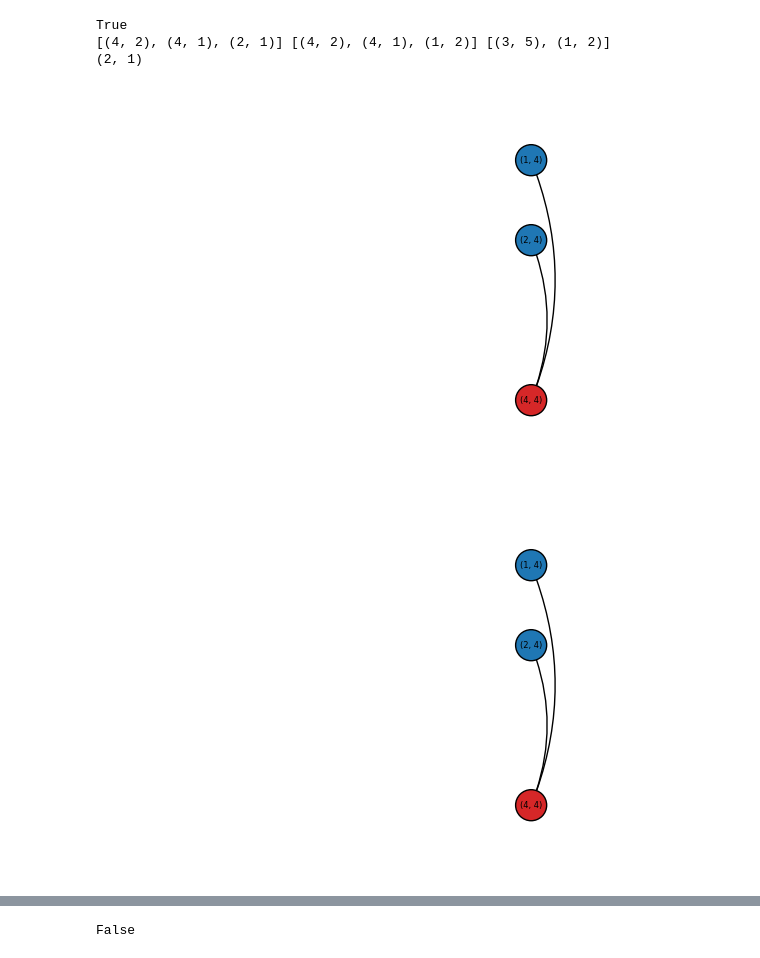
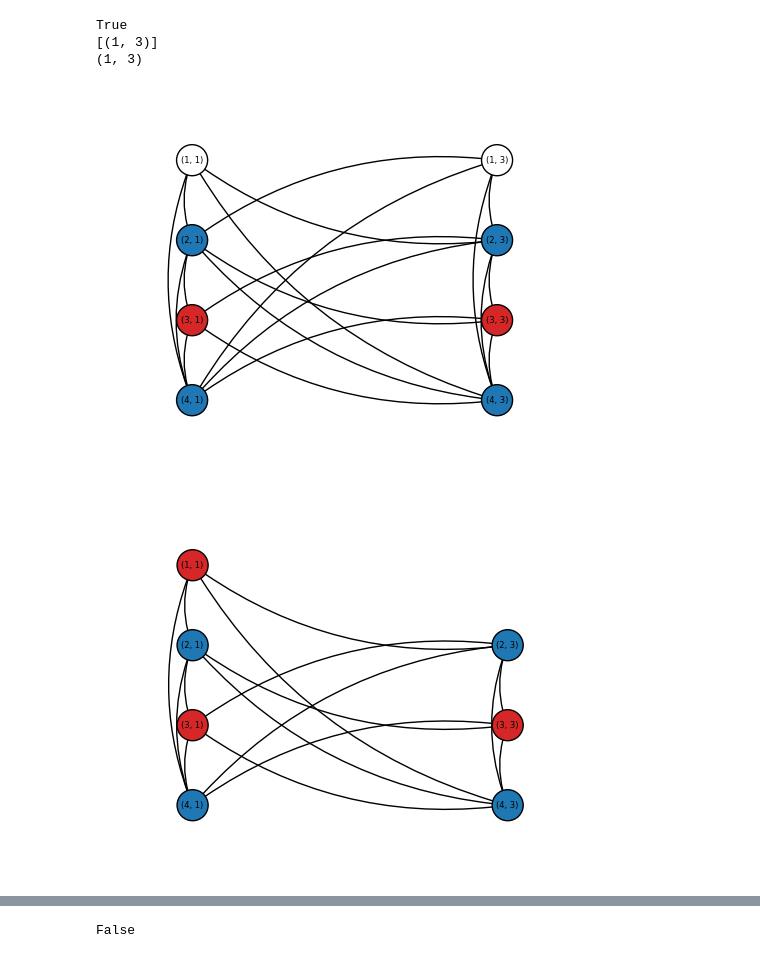
Before and after one commit to YanchuZhang/GC-LiNGAM, a Jupyter notebook: reversal.ipynb, the cells around one changed output, grey strips where cells are left out. Cells and saved outputs as stored; diff of their text form; code cells hidden in the pictures.

```diff
--- a/reversal.ipynb
+++ b/reversal.ipynb
@@ -135,0 +185,16 @@ for i in range(1000):
+# %%
+n = 4
+count = 0
+num_confounding = random.randint(1, 2)
+G1 = random_dag(n,0.3)
+B = random_confounding(n,num_confounding)
+E1 = G1.edges()
+E2, E_reduced = random_reverse_edge(E1)
+G2 = nx.DiGraph()
+G_r = nx.DiGraph()
+V = range(1,n+1)
+G2.add_nodes_from(V)
+G_r.add_nodes_from(V)
+G2.add_edges_from(E2)
+G_r.add_edges_from(E_reduced)
+check_inclusion_full(G2,G1,B,B)
@@ -156,3 +223,23 @@ for i in range(10000):
             break
     except Exception:
         continue
+# %%
+n = 4
+for i in range(1000):
+    num_confounding = random.randint(1, 5)
+    G1 = random_dag(n,0.3)
+    B = random_confounding(n,num_confounding)
+    E1 = G1.edges()
+    try:
+        E2, E_reduced = random_reverse_edge(E1)
+        G2 = nx.DiGraph()
+        V = range(1,n+1)
+        G2.add_nodes_from(V)
+        G2.add_edges_from(E2)
+        if check_inclusion_full(G1,G2,B,B):
+            print (B)
+            print (next(x for x in E1 if x not in E_reduced))
+            plot_auxiliary(G1,G2,B,B)
+            break
+    except Exception:
+        continue
@@ -159,33 +250,33 @@ for i in range(10000):
 # %%
-n = 5
+n = 4
 for i in range(1000):
-    num_confounding = random.randint(1, 4)
+    num_confounding = random.randint(1, 5)
 
     G1 = random_dag(n,0.3)
     B = random_confounding(n,num_confounding)
     E1 = G1.edges()
     try:
         E2, E_reduced = random_reverse_edge(E1)
         G2 = nx.DiGraph()
         G_r = nx.DiGraph()
         V = range(1,n+1)
         G2.add_nodes_from(V)
         G_r.add_nodes_from(V)
         G2.add_edges_from(E2)
         G_r.add_edges_from(E_reduced)
         if check_inclusion_full(G1,G2,B,B) and check_inclusion_full(G2,G1,B,B):
             print (check_inclusion_full(G1,G_r,B,B))
-            print (E1,E2,B)
+            print (B)
             print (next(x for x in E1 if x not in E_reduced))
             plot_auxiliary(G1,G2,B,B)
             plot_auxiliary(G1,G_r,B,B)
             plot_auxiliary(G2,G1,B,B)
             break
     except Exception:
         continue
 # %% [output]
 True
-[(4, 2), (4, 1), (2, 1)] [(4, 2), (4, 1), (1, 2)] [(3, 5), (1, 2)]
-(2, 1)
+[(1, 3)]
+(1, 3)
-[figure, old version]
+[figure, new version]
-[figure, old version]
+[figure, new version]
```
Also changed, not shown: parts of 6 cells of this notebook, 3 other files.
